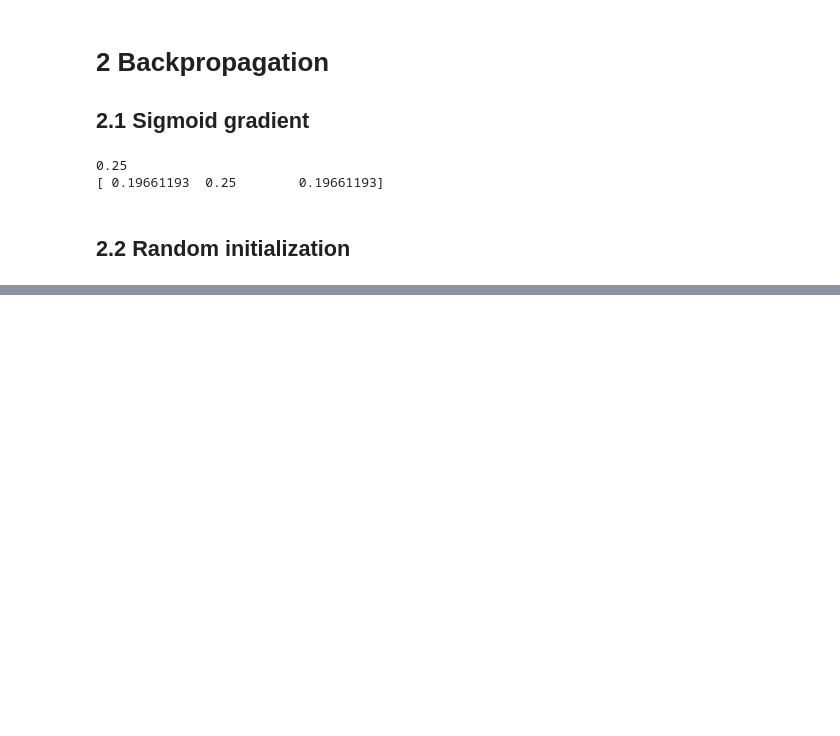
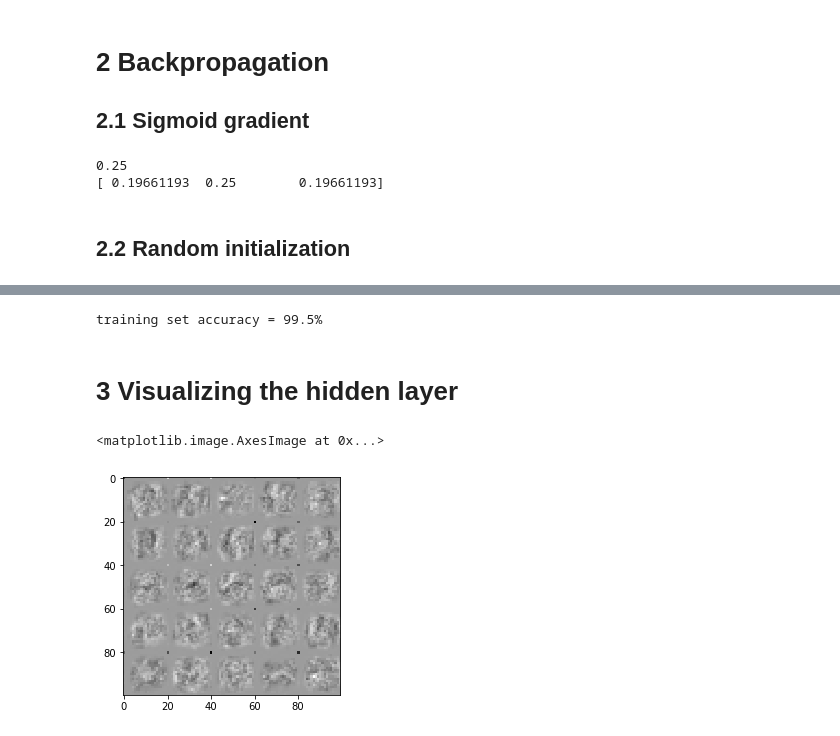
Before and after one commit to E529KIT/coursera-ml, a Jupyter notebook: ex4/python/ex4.ipynb, the cells around one changed output, grey strips where cells are left out. Cells and saved outputs as stored; diff of their text form; code cells hidden in the pictures; blank space fills up the shorter version.

```diff
--- a/ex4/python/ex4.ipynb
+++ b/ex4/python/ex4.ipynb
@@ -111,10 +109,10 @@ print sigmoid_gradient(np.array([-1, 0, 1]))
 # %% [markdown]
 ## 2.2 Random initialization
 # %%
-def rand_initialize_weights(L_in, L_out):
-    epsilon_init = 0.12
+def rand_initialize_weights(L_in, L_out, epsilon_init=0.12):
     W = np.random.rand(L_in, L_out) * 2 * epsilon_init - epsilon_init
     return W
 
+np.random.seed(1234)
 print rand_initialize_weights(2, 3)
 # %% [output]
@@ -125,0 +303,4 @@ print rand_initialize_weights(2, 3)
+# %%
+Theta1_len = hidden_layer_size * (input_layer_size + 1)
+Theta1 = theta[:Theta1_len].reshape((hidden_layer_size, input_layer_size + 1))
+Theta2 = theta[Theta1_len:].reshape((num_labels, hidden_layer_size + 1))
@@ -125,0 +316,19 @@ print rand_initialize_weights(2, 3)
+# %%
+predictions = predict(Theta1, Theta2, X)
+print 'training set accuracy = %.1f%%' % (
+    100.0 * sum(p == y_ for p, y_ in zip(predictions, y.flatten())) / len(predictions))
+# %% [output]
+training set accuracy = 99.5%
+# %% [markdown]
+# 3 Visualizing the hidden layer
+# %%
+im = Image.new('I', (100, 100))
+max_ = Theta1.max()
+min_ = Theta1.min()
+for i in range(25):
+    im.paste(Image.fromarray((Theta1[i, :400].reshape((20, 20)) - min_) / (max_ - min_) * 256),
+             ((i / 5) * 20, (i % 5) * 20))
+plt.imshow(im)
+# %% [output]
+<matplotlib.image.AxesImage at 0x...>
+[figure, added]
```
Also changed, not shown: parts of 19 cells of this notebook.
